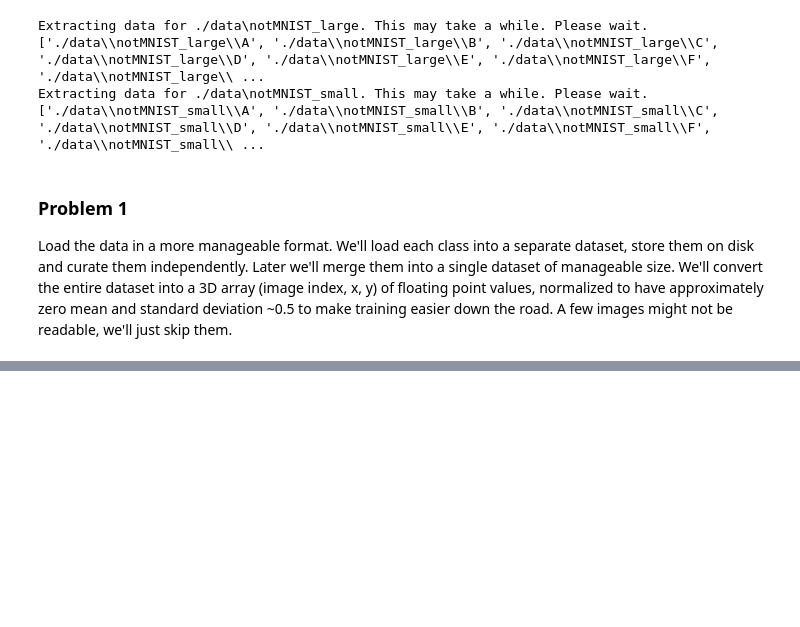
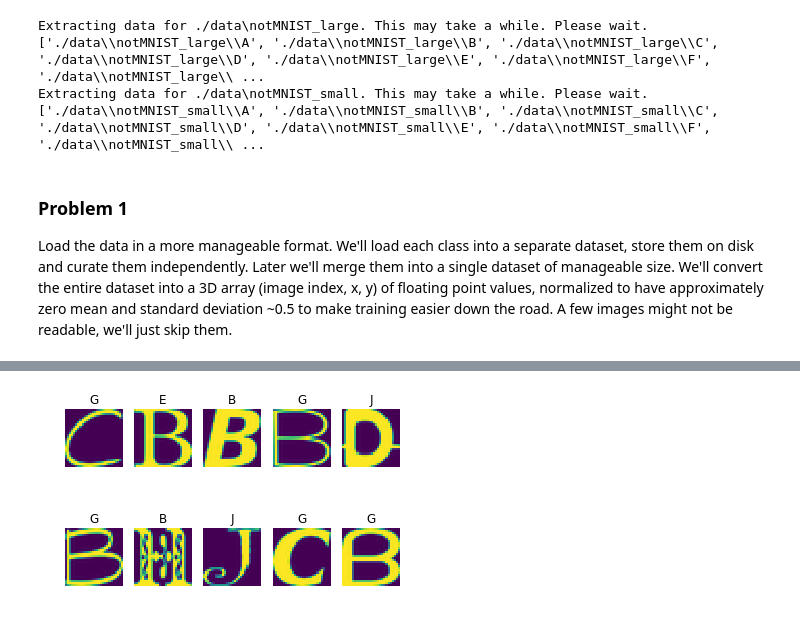
Before and after one commit to jtang10/deepLearning_udacity, a Jupyter notebook: 1_notmnist.ipynb, the cells around one changed output, grey strips where cells are left out. Saved outputs shown, nothing was run; the diff lists cells and outputs as text; code cells hidden in the pictures; blank space fills up the shorter version.

```diff
--- a/1_notmnist.ipynb
+++ b/1_notmnist.ipynb
@@ -205,0 +392,11 @@ disp_sample_pickles(train_folders)
+# %%
+regr = LogisticRegression()
+test_shape0, test_shape1, test_shape2 = test_dataset.shape
+x_test = test_dataset.reshape(test_shape0, test_shape1 * test_shape2)
+y_test = test_labels
+# %%
+sample_size = 50
+x_train = train_dataset[:sample_size].reshape(sample_size, 28 * 28)
+y_train = train_labels[:sample_size]
+%time regr.fit(x_train, y_train)
+regr.score(x_test, y_test)
@@ -205,0 +406,5 @@ disp_sample_pickles(train_folders)
+# %%
+pred_labels = regr.predict(x_test)
+disp_sample_dataset(test_dataset, pred_labels)
+# %% [output]
+[figure, added]
```
Also changed, not shown: parts of 27 cells of this notebook.
